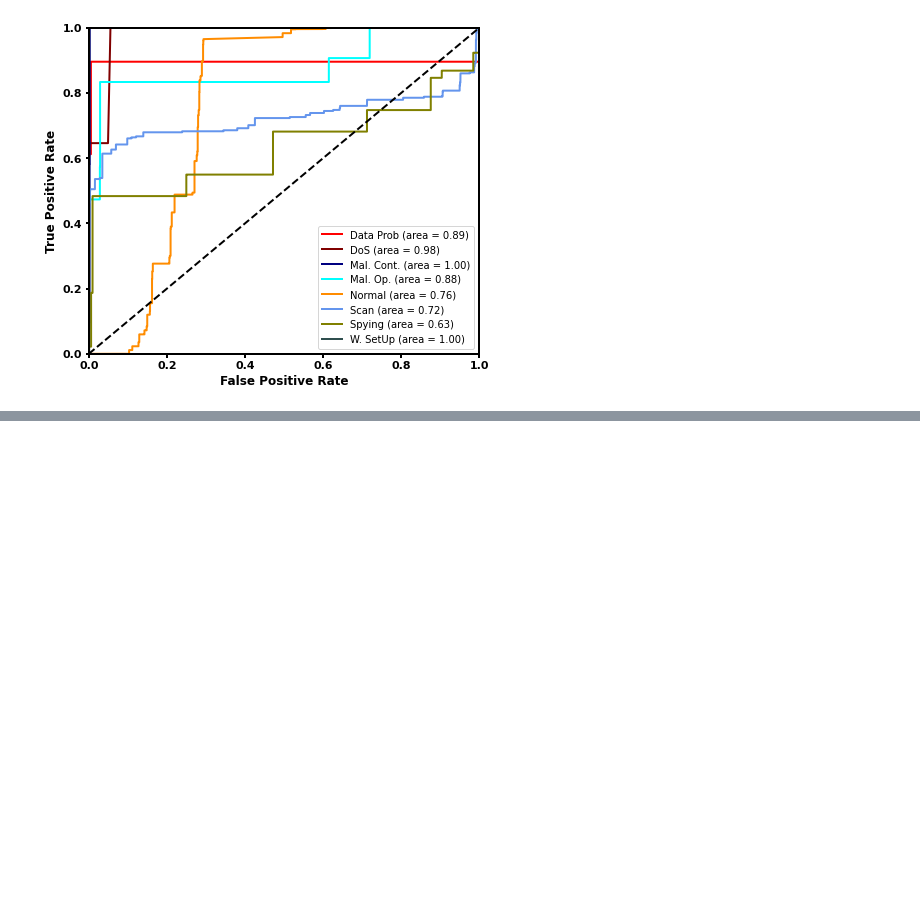
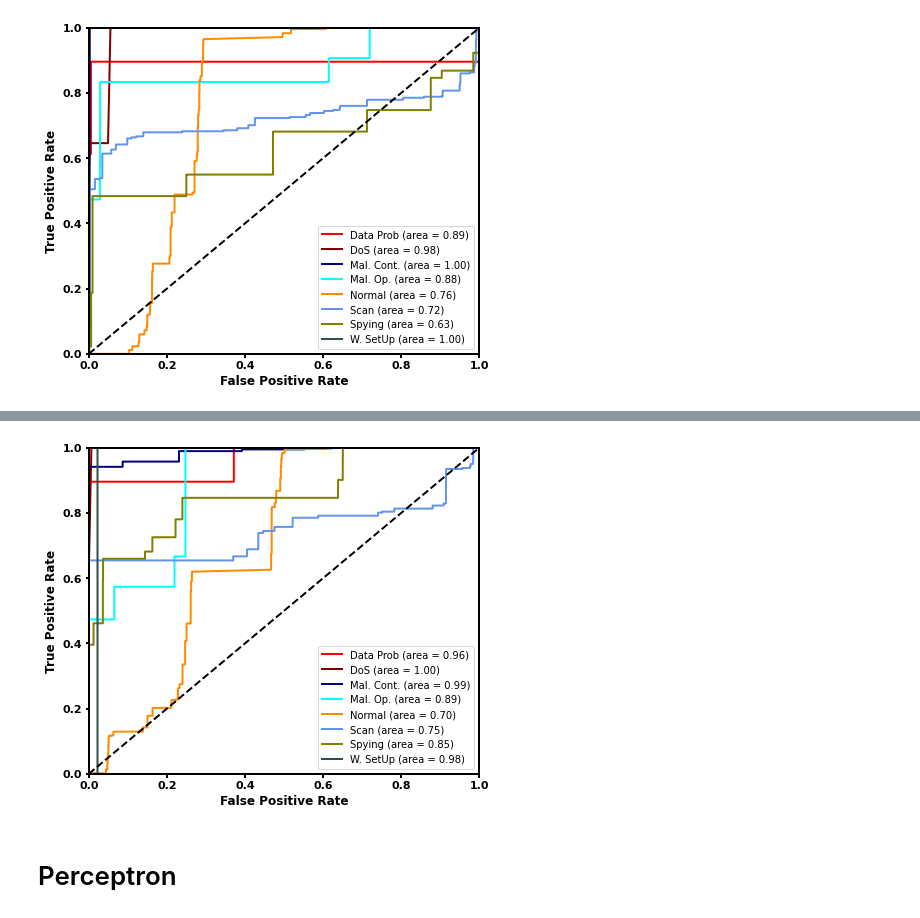
Before and after one commit to labonisarkar/IoT, a Jupyter notebook: IoTNoteBook.ipynb, the cells around one changed output, grey strips where cells are left out. Cells and saved outputs as stored; diff of their text form; code cells hidden in the pictures; blank space fills up the shorter version.

```diff
--- a/IoTNoteBook.ipynb
+++ b/IoTNoteBook.ipynb
@@ -1046,0 +1049,11 @@ plot_roc_curve(y_score,y_test,name)
+# %%
+name = 'SGDClassifier'
+
+from sklearn.linear_model import SGDClassifier
+
+sgd =  OneVsRestClassifier(SGDClassifier())
+
+sgd.fit(X_train, y_train)
+y_pred = sgd.predict(X_test)
+
+add_results(name,y_test,y_pred)
@@ -1046,0 +1097,7 @@ plot_roc_curve(y_score,y_test,name)
+# %%
+y_score = sgd.decision_function(X_test)
+plot_roc_curve(y_score,y_test,name)
+# %% [output]
+[figure, added]
+# %% [markdown]
+# Perceptron
```
Also changed, not shown: parts of 9 cells of this notebook.
